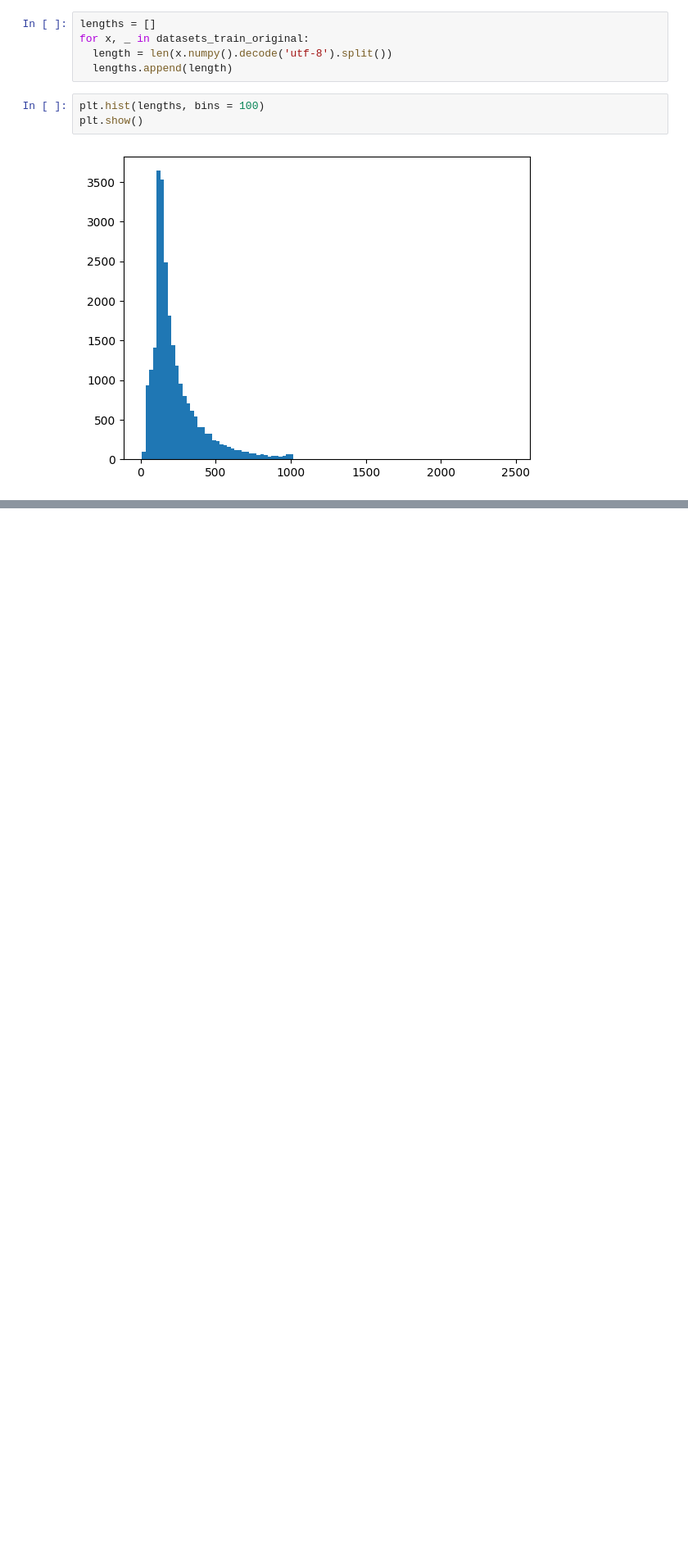
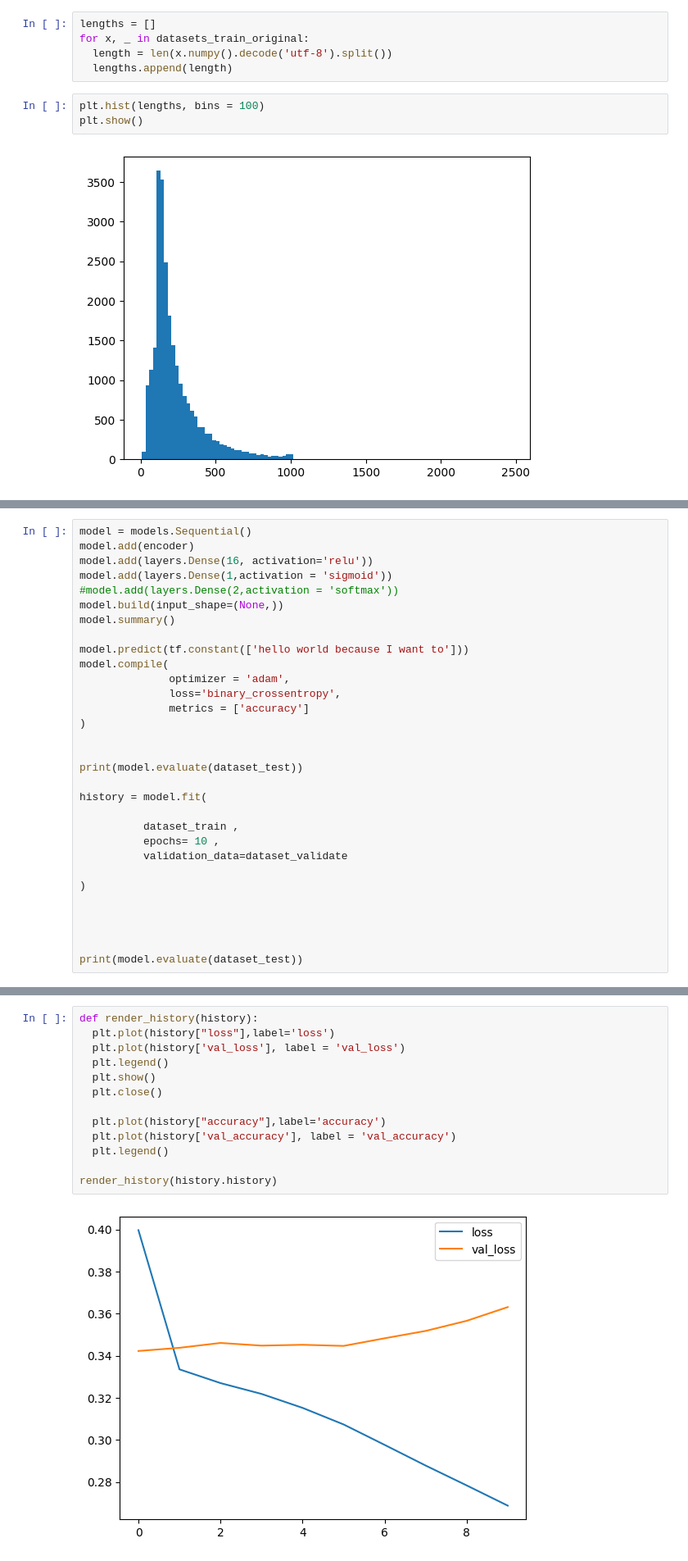
Before and after one commit to shahabday/NLP_learning, a Jupyter notebook: DSR_41_Introduction_NLP_deeplearning.ipynb, the cells around one changed output, grey strips where cells are left out. Shown at 82% size. Drawn from its saved outputs; the diff is of its cells as text; blank space fills up the shorter version.

```diff
--- a/DSR_41_Introduction_NLP_deeplearning.ipynb
+++ b/DSR_41_Introduction_NLP_deeplearning.ipynb
@@ -74,0 +109,31 @@ plt.show()
+# %%
+model = models.Sequential()
+model.add(encoder)
+model.add(layers.Dense(16, activation='relu'))
+model.add(layers.Dense(1,activation = 'sigmoid'))
+#model.add(layers.Dense(2,activation = 'softmax'))
+model.build(input_shape=(None,))
+model.summary()
+
+model.predict(tf.constant(['hello world because I want to']))
+model.compile(
+              optimizer = 'adam',
+              loss='binary_crossentropy',
+              metrics = ['accuracy']
+)
+
+
+print(model.evaluate(dataset_test))
+
+history = model.fit(
+
+          dataset_train ,
+          epochs= 10 ,
+          validation_data=dataset_validate
+
+)
+
+
+
+
+print(model.evaluate(dataset_test))
@@ -74,0 +172,15 @@ plt.show()
+# %%
+def render_history(history):
+  plt.plot(history["loss"],label='loss')
+  plt.plot(history['val_loss'], label = 'val_loss')
+  plt.legend()
+  plt.show()
+  plt.close()
+
+  plt.plot(history["accuracy"],label='accuracy')
+  plt.plot(history['val_accuracy'], label = 'val_accuracy')
+  plt.legend()
+
+render_history(history.history)
+# %% [output]
+[figure, added]
```
Also changed, not shown: parts of 12 cells of this notebook.
